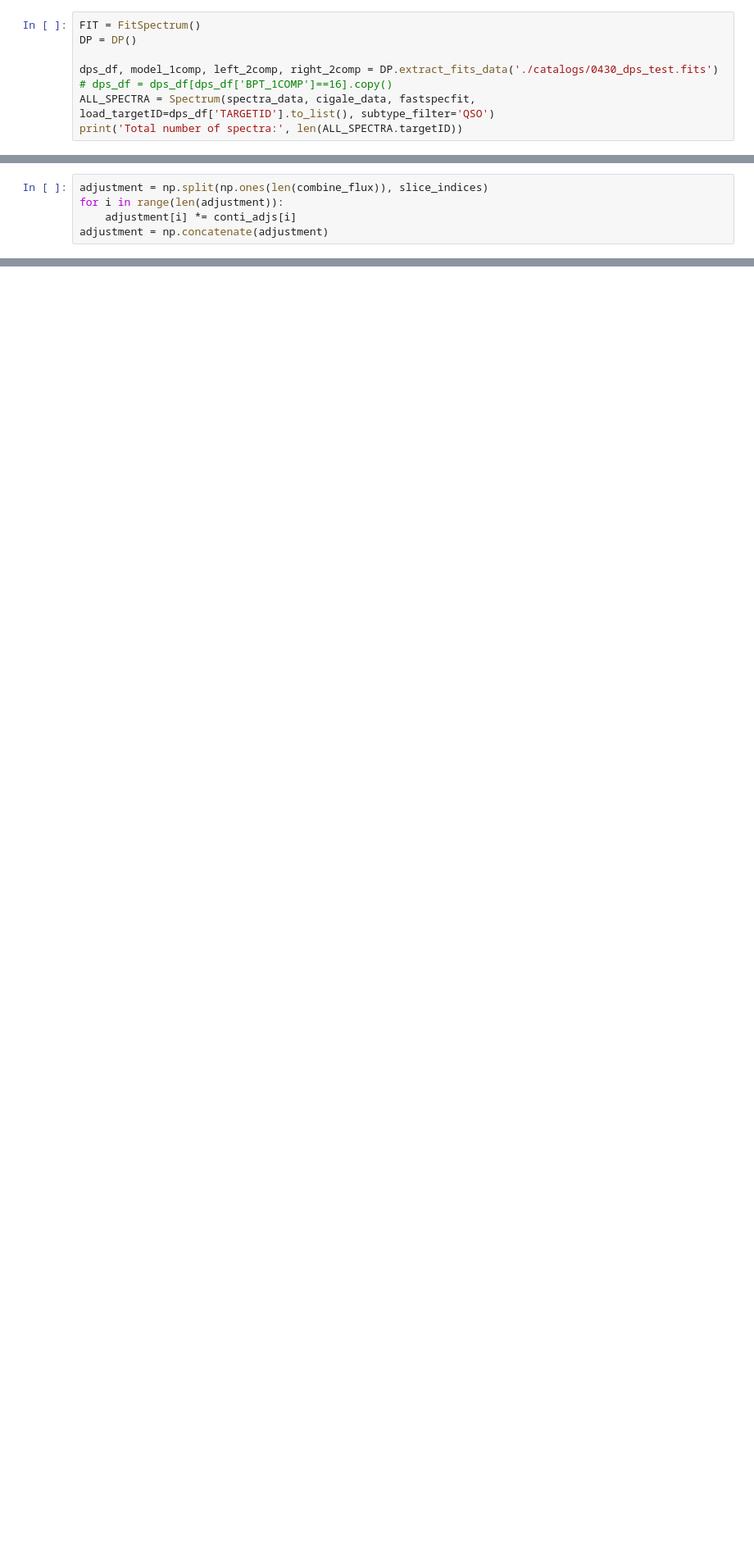
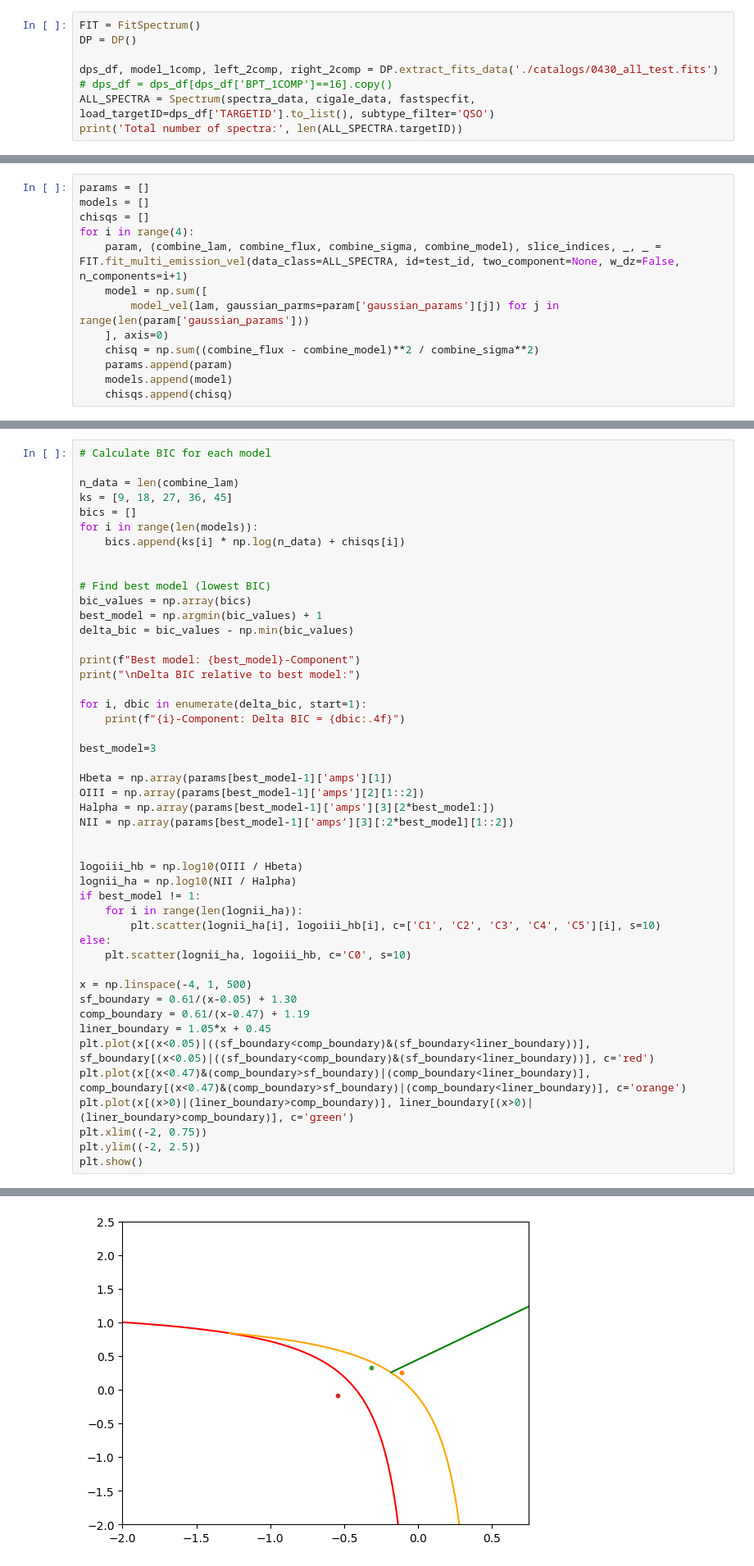
Before and after one commit to hyp0515/searching_inflow, a Jupyter notebook: debug.ipynb, the cells around one changed output, grey strips where cells are left out. Shown at 82% size. Saved outputs shown, nothing was run; the diff lists cells and outputs as text; blank space fills up the shorter version.

```diff
--- a/debug.ipynb
+++ b/debug.ipynb
@@ -13,7 +13,7 @@ fastspecfit     = fits.open('/Users/hyp0515/data/0715_Spring_half_BGS_BRIGHT_cat
 FIT = FitSpectrum()
 DP = DP()
 
-dps_df, model_1comp, left_2comp, right_2comp = DP.extract_fits_data('./catalogs/0430_dps_test.fits')
+dps_df, model_1comp, left_2comp, right_2comp = DP.extract_fits_data('./catalogs/0430_all_test.fits')
 # dps_df = dps_df[dps_df['BPT_1COMP']==16].copy()
 ALL_SPECTRA = Spectrum(spectra_data, cigale_data, fastspecfit, load_targetID=dps_df['TARGETID'].to_list(), subtype_filter='QSO')
 print('Total number of spectra:', len(ALL_SPECTRA.targetID))
@@ -61,6 +41,14 @@ model_4comp = np.sum([
-# %%
-adjustment = np.split(np.ones(len(combine_flux)), slice_indices)
-for i in range(len(adjustment)):
-    adjustment[i] *= conti_adjs[i]
-adjustment = np.concatenate(adjustment)
+# %%
+params = []
+models = []
+chisqs = []
+for i in range(4):
+    param, (combine_lam, combine_flux, combine_sigma, combine_model), slice_indices, _, _ = FIT.fit_multi_emission_vel(data_class=ALL_SPECTRA, id=test_id, two_component=None, w_dz=False, n_components=i+1)
+    model = np.sum([
+        model_vel(lam, gaussian_parms=param['gaussian_params'][j]) for j in range(len(param['gaussian_params']))
+    ], axis=0)
+    chisq = np.sum((combine_flux - combine_model)**2 / combine_sigma**2)
+    params.append(param)
+    models.append(model)
+    chisqs.append(chisq)
 # %%
@@ -133,0 +104,48 @@ plt.show()
+# %%
+# Calculate BIC for each model
+
+n_data = len(combine_lam)
+ks = [9, 18, 27, 36, 45]
+bics = []
+for i in range(len(models)):
+    bics.append(ks[i] * np.log(n_data) + chisqs[i])
+
+
+# Find best model (lowest BIC)
+bic_values = np.array(bics)
+best_model = np.argmin(bic_values) + 1
+delta_bic = bic_values - np.min(bic_values)
+
+print(f"Best model: {best_model}-Component")
+print("\nDelta BIC relative to best model:")
+
+for i, dbic in enumerate(delta_bic, start=1):
+    print(f"{i}-Component: Delta BIC = {dbic:.4f}")
+
+best_model=3
+
+Hbeta = np.array(params[best_model-1]['amps'][1])
+OIII = np.array(params[best_model-1]['amps'][2][1::2])
+Halpha = np.array(params[best_model-1]['amps'][3][2*best_model:])
+NII = np.array(params[best_model-1]['amps'][3][:2*best_model][1::2])
+
+
+logoiii_hb = np.log10(OIII / Hbeta)
+lognii_ha = np.log10(NII / Halpha)
+if best_model != 1:
+    for i in range(len(lognii_ha)):
+        plt.scatter(lognii_ha[i], logoiii_hb[i], c=['C1', 'C2', 'C3', 'C4', 'C5'][i], s=10)
+else:
+    plt.scatter(lognii_ha, logoiii_hb, c='C0', s=10)
+
+x = np.linspace(-4, 1, 500)
+sf_boundary = 0.61/(x-0.05) + 1.30
+comp_boundary = 0.61/(x-0.47) + 1.19
+liner_boundary = 1.05*x + 0.45
+plt.plot(x[(x<0.05)|((sf_boundary<comp_boundary)&(sf_boundary<liner_boundary))], sf_boundary[(x<0.05)|((sf_boundary<comp_boundary)&(sf_boundary<liner_boundary))], c='red')
+plt.plot(x[(x<0.47)&(comp_boundary>sf_boundary)|(comp_boundary<liner_boundary)], comp_boundary[(x<0.47)&(comp_boundary>sf_boundary)|(comp_boundary<liner_boundary)], c='orange')
+plt.plot(x[(x>0)|(liner_boundary>comp_boundary)], liner_boundary[(x>0)|(liner_boundary>comp_boundary)], c='green')
+plt.xlim((-2, 0.75))
+plt.ylim((-2, 2.5))
+plt.show()
+# %% [output]
@@ -133,0 +159 @@ plt.show()
+[figure, new version]
```
Also changed, not shown: parts of 28 cells of this notebook, 17 other files.
